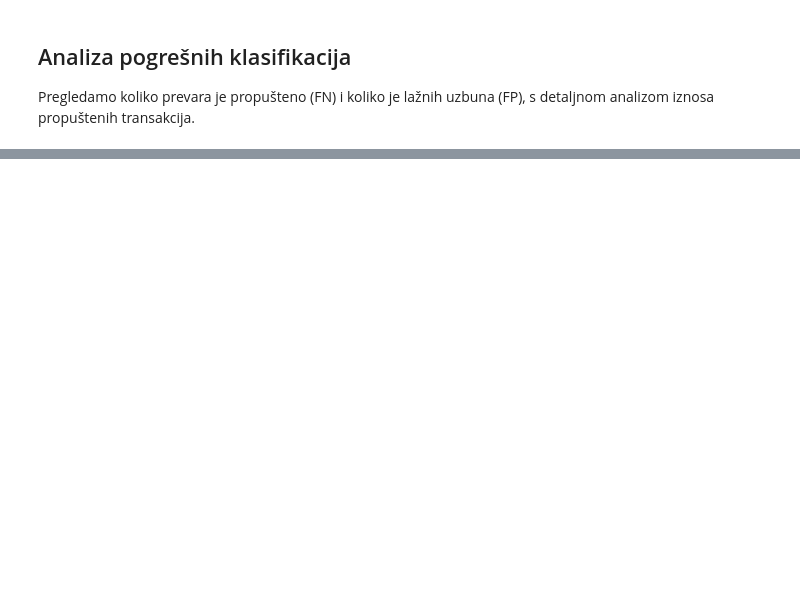
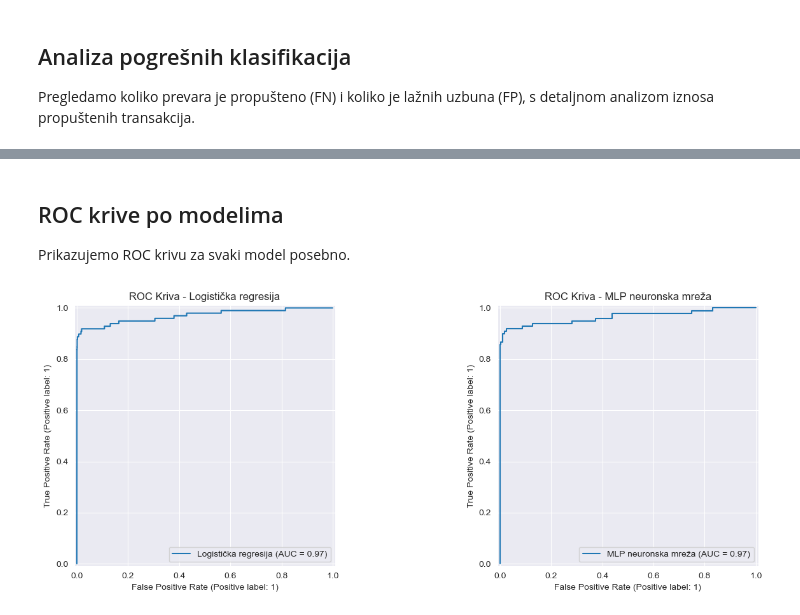
Before and after one commit to valentinastankovic/credit-card-fraud-detection, a Jupyter notebook: notebooks/03_evaluacija.ipynb, the cells around one changed output, grey strips where cells are left out. Cells and saved outputs as stored; diff of their text form; code cells hidden in the pictures; blank space fills up the shorter version.

Commit message:
Valentina: Dodata logisticka regresija i ReadMe fajl

```diff
--- a/notebooks/03_evaluacija.ipynb
+++ b/notebooks/03_evaluacija.ipynb
@@ -134,0 +147,16 @@ Name: Amount, dtype: float64
+# %%
+from sklearn.linear_model import LogisticRegression
+
+lr_model = LogisticRegression(max_iter=1000, random_state=42)
+lr_model.fit(X_train_sm, y_train_sm)
+
+y_pred_lr = lr_model.predict(X_test)
+y_prob_lr = lr_model.predict_proba(X_test)[:, 1]
+
+print("Logistička regresija")
+print(classification_report(y_test, y_pred_lr))
+print(f"AUC-ROC: {roc_auc_score(y_test, y_prob_lr):.3f}")
+
+print("\nMLP neuronska mreža")
+print(classification_report(y_test, y_pred))
+print(f"AUC-ROC: {roc_auc_score(y_test, y_prob):.3f}")
@@ -134,0 +181,16 @@ Name: Amount, dtype: float64
+# %% [markdown]
+## ROC krive po modelima
+Prikazujemo ROC krivu za svaki model posebno.
+# %%
+fig, axes = plt.subplots(1, 2, figsize=(14, 5))
+
+RocCurveDisplay.from_predictions(y_test, y_prob_lr, ax=axes[0], name='Logistička regresija')
+axes[0].set_title('ROC Kriva - Logistička regresija')
+
+RocCurveDisplay.from_predictions(y_test, y_prob, ax=axes[1], name='MLP neuronska mreža')
+axes[1].set_title('ROC Kriva - MLP neuronska mreža')
+
+plt.tight_layout()
+plt.show()
+# %% [output]
+[figure, added]
```
Also changed, not shown: parts of 10 cells of this notebook, 1 other file.
